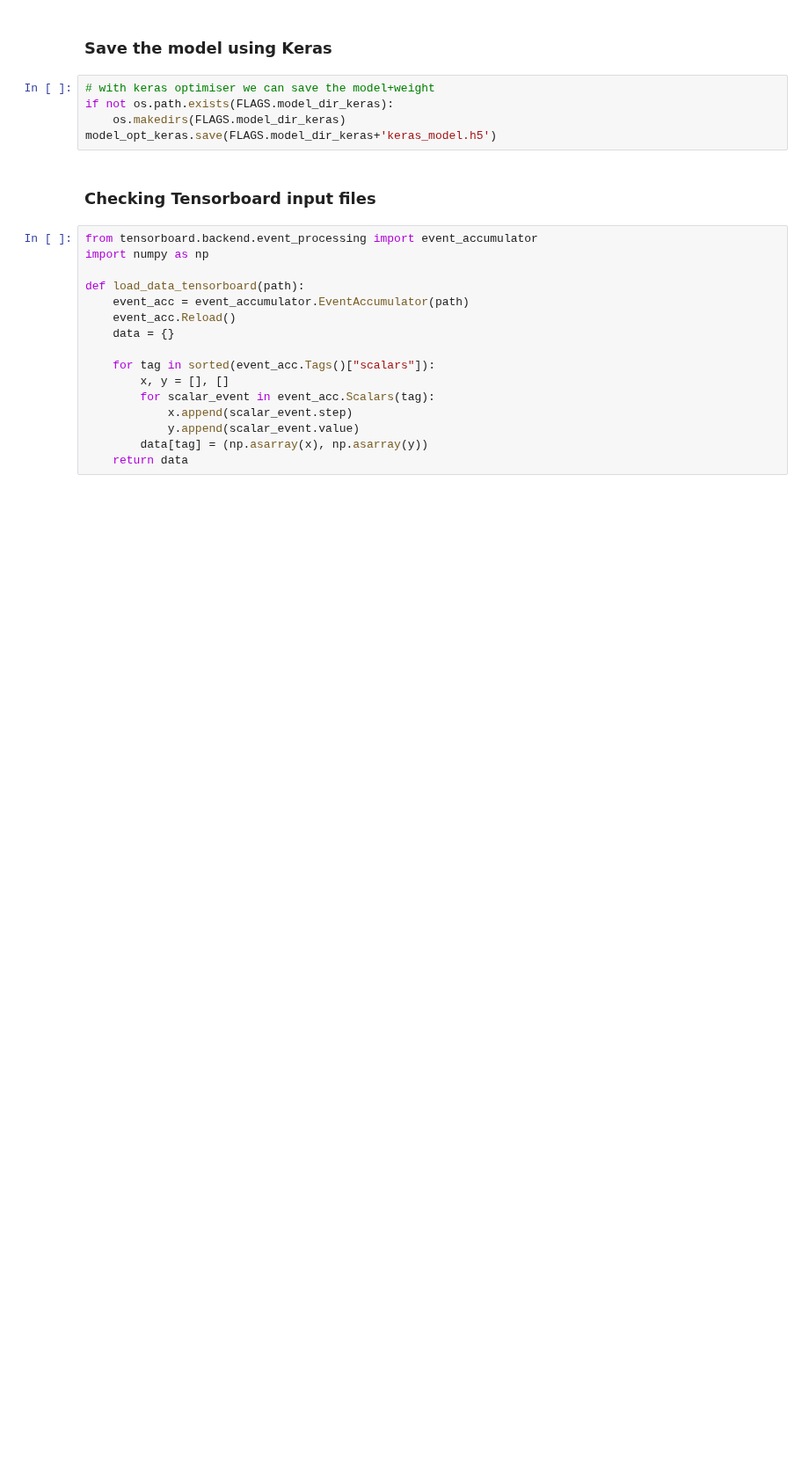
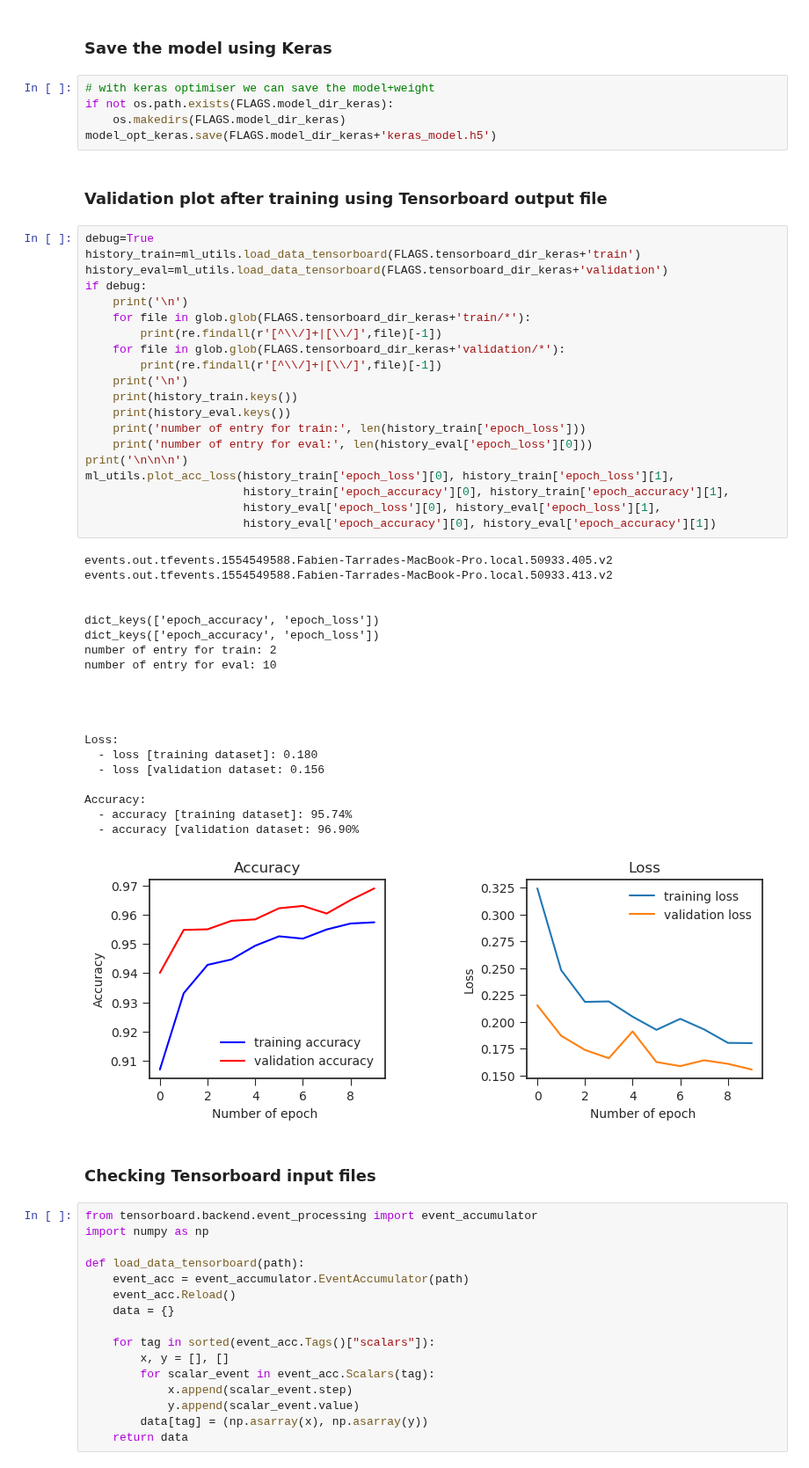
Before and after one commit to tarrade/proj_DL_models_and_pipelines_with_GCP, a Jupyter notebook: notebook/TF_2.0/04-Mnist_keras_baseline.ipynb.ipynb, the cells around one changed output. Shown at 88% size. Saved outputs shown, nothing was run; the diff lists cells and outputs as text; blank space fills up the shorter version.

```diff
--- a/notebook/TF_2.0/04-Mnist_keras_baseline.ipynb.ipynb
+++ b/notebook/TF_2.0/04-Mnist_keras_baseline.ipynb.ipynb
@@ -486,6 +485,49 @@ Accuracy:
 if not os.path.exists(FLAGS.model_dir_keras):
     os.makedirs(FLAGS.model_dir_keras)
 model_opt_keras.save(FLAGS.model_dir_keras+'keras_model.h5')
+# %% [markdown]
+### Validation plot after training using Tensorboard output file
+# %%
+debug=True
+history_train=ml_utils.load_data_tensorboard(FLAGS.tensorboard_dir_keras+'train')
+history_eval=ml_utils.load_data_tensorboard(FLAGS.tensorboard_dir_keras+'validation')
+if debug:
+    print('\n')
+    for file in glob.glob(FLAGS.tensorboard_dir_keras+'train/*'):
+        print(re.findall(r'[^\\/]+|[\\/]',file)[-1])
+    for file in glob.glob(FLAGS.tensorboard_dir_keras+'validation/*'):
+        print(re.findall(r'[^\\/]+|[\\/]',file)[-1])
+    print('\n')
+    print(history_train.keys())
+    print(history_eval.keys())
+    print('number of entry for train:', len(history_train['epoch_loss']))
+    print('number of entry for eval:', len(history_eval['epoch_loss'][0]))
+print('\n\n\n')
+ml_utils.plot_acc_loss(history_train['epoch_loss'][0], history_train['epoch_loss'][1],
+                       history_train['epoch_accuracy'][0], history_train['epoch_accuracy'][1],
+                       history_eval['epoch_loss'][0], history_eval['epoch_loss'][1],
+                       history_eval['epoch_accuracy'][0], history_eval['epoch_accuracy'][1])
+# %% [output]
+events.out.tfevents.1554549588.Fabien-Tarrades-MacBook-Pro.local.50933.405.v2
+events.out.tfevents.1554549588.Fabien-Tarrades-MacBook-Pro.local.50933.413.v2
+
+
+dict_keys(['epoch_accuracy', 'epoch_loss'])
+dict_keys(['epoch_accuracy', 'epoch_loss'])
+number of entry for train: 2
+number of entry for eval: 10
+
+
+
+
+Loss:
+  - loss [training dataset]: 0.180
+  - loss [validation dataset: 0.156
+
+Accuracy:
+  - accuracy [training dataset]: 95.74%
+  - accuracy [validation dataset: 96.90%
+[figure, added]
 # %% [markdown]
 ### Checking Tensorboard input files
 # %%
```
Also changed, not shown: parts of 20 cells of this notebook, 1 other file.
